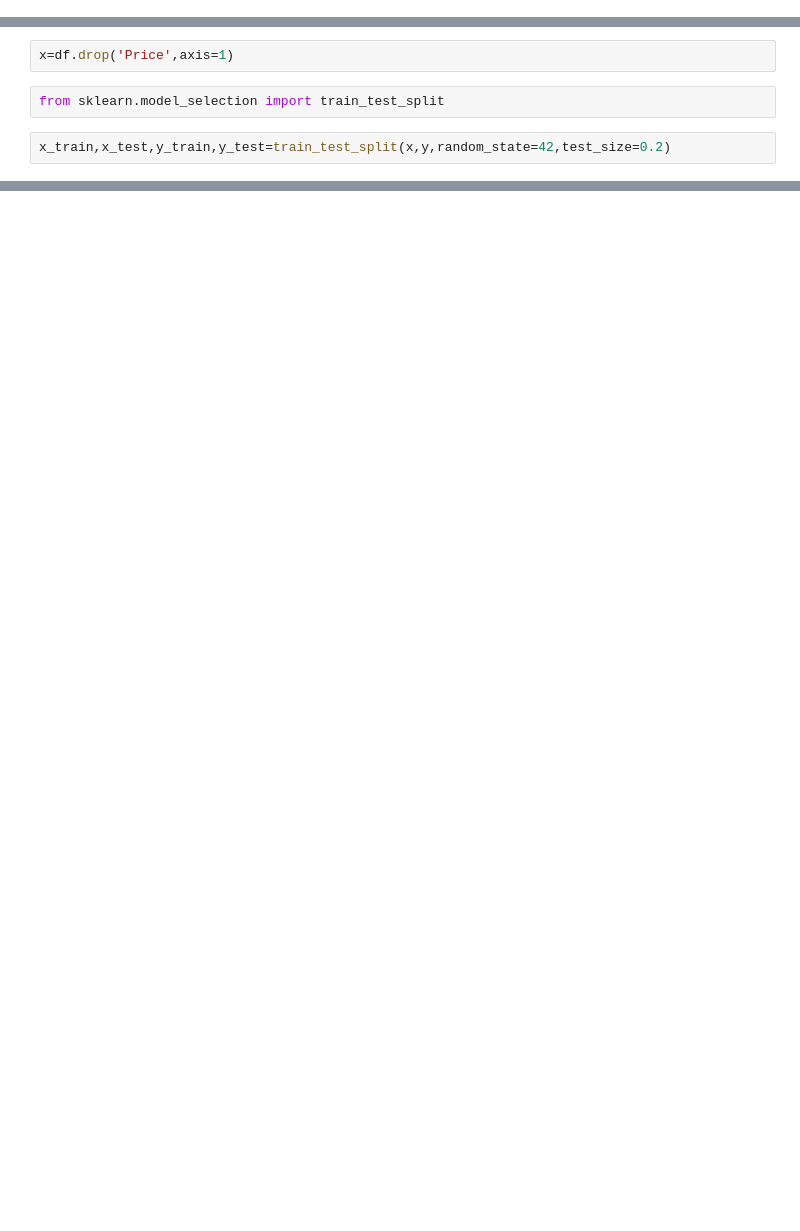
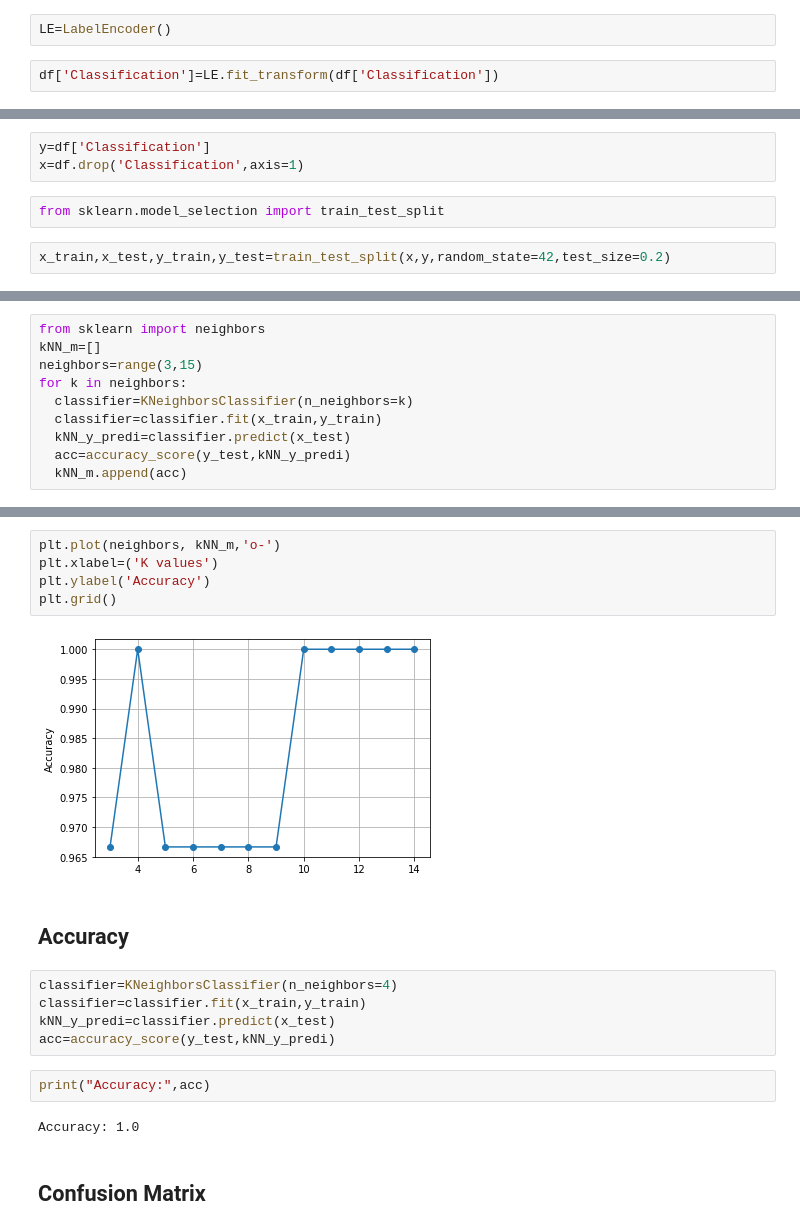
Before and after one commit to TharaThankachan/Assignment_1_Sep, a Jupyter notebook: Thara.ipynb, the cells around one changed output, grey strips where cells are left out. Cells and saved outputs as stored; diff of their text form; blank space fills up the shorter version.

```diff
--- a/Thara.ipynb
+++ b/Thara.ipynb
@@ -43,0 +67,4 @@ y=df['Price']
+# %%
+LE=LabelEncoder()
+# %%
+df['Classification']=LE.fit_transform(df['Classification'])
@@ -44,5 +134,6 @@ y=df['Price']
 # %%
-x=df.drop('Price',axis=1)
+y=df['Classification']
+x=df.drop('Classification',axis=1)
 # %%
 from sklearn.model_selection import train_test_split
 # %%
@@ -57,0 +207,10 @@ y_predict=model.predict(x_test)
+# %%
+from sklearn import neighbors
+kNN_m=[]
+neighbors=range(3,15)
+for k in neighbors:
+  classifier=KNeighborsClassifier(n_neighbors=k)
+  classifier=classifier.fit(x_train,y_train)
+  kNN_y_predi=classifier.predict(x_test)
+  acc=accuracy_score(y_test,kNN_y_predi)
+  kNN_m.append(acc)
@@ -57,0 +232,20 @@ y_predict=model.predict(x_test)
+# %%
+plt.plot(neighbors, kNN_m,'o-')
+plt.xlabel=('K values')
+plt.ylabel('Accuracy')
+plt.grid()
+# %% [output]
+[figure, added]
+# %% [markdown]
+## Accuracy
+# %%
+classifier=KNeighborsClassifier(n_neighbors=4)
+classifier=classifier.fit(x_train,y_train)
+kNN_y_predi=classifier.predict(x_test)
+acc=accuracy_score(y_test,kNN_y_predi)
+# %%
+print("Accuracy:",acc)
+# %% [output]
+Accuracy: 1.0
+# %% [markdown]
+## Confusion Matrix
```
Also changed, not shown: parts of 131 cells of this notebook.
